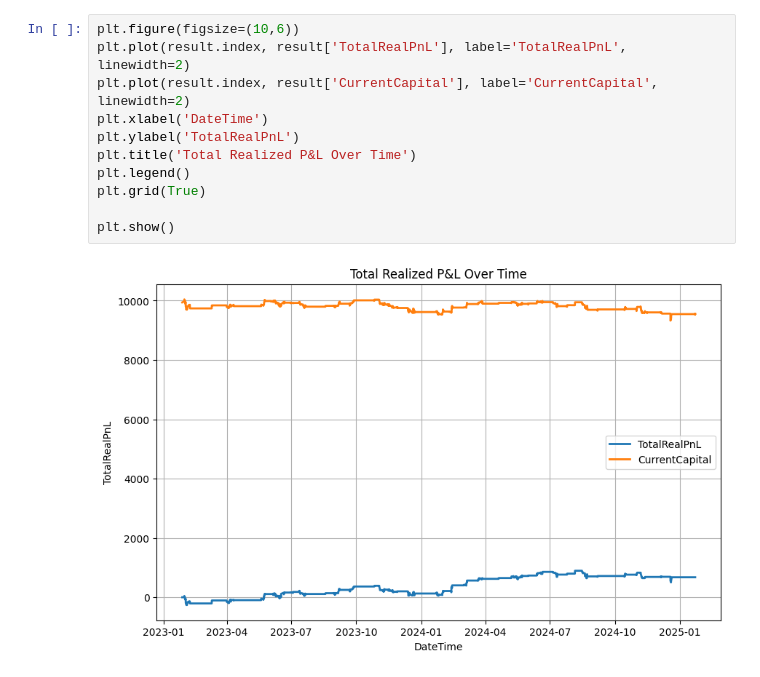
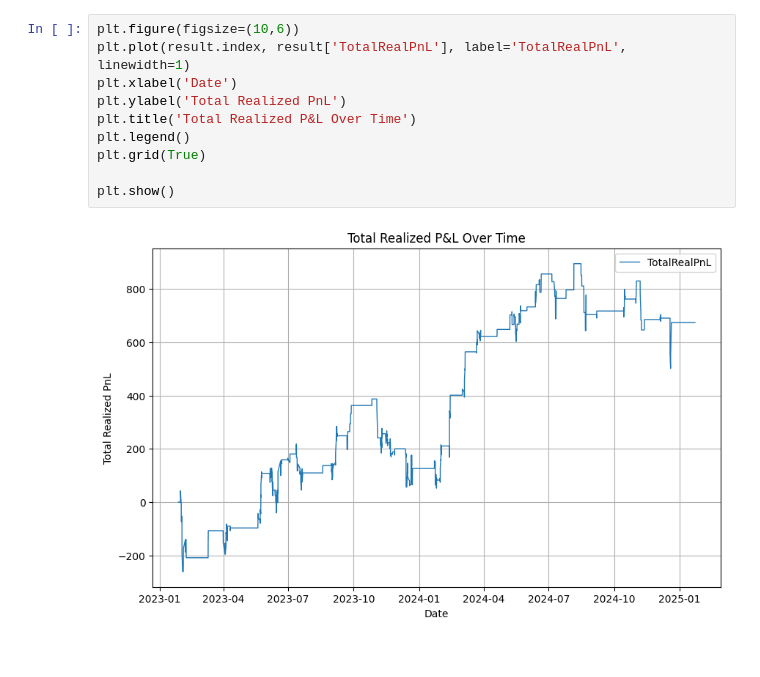
Before and after one commit to drakovic23/TimeWalk, a Jupyter notebook: examples/example.ipynb, the cells around one changed output. Cells and saved outputs as stored; diff of their text form.

```diff
--- a/examples/example.ipynb
+++ b/examples/example.ipynb
@@ -19,14 +19,13 @@ Running backtest with:  RSI Strategy  Using ATR:  True
 | 2025-01-22 15:30:00-05:00 | None | 0.0 | 7.598877 | 674.192505 | 9554.707031 | 0 | 0.0 | ... |
 # %%
 plt.figure(figsize=(10,6))
-plt.plot(result.index, result['TotalRealPnL'], label='TotalRealPnL', linewidth=2)
-plt.plot(result.index, result['CurrentCapital'], label='CurrentCapital', linewidth=2)
-plt.xlabel('DateTime')
-plt.ylabel('TotalRealPnL')
+plt.plot(result.index, result['TotalRealPnL'], label='TotalRealPnL', linewidth=1)
+plt.xlabel('Date')
+plt.ylabel('Total Realized PnL')
 plt.title('Total Realized P&L Over Time')
 plt.legend()
 plt.grid(True)
 
 plt.show()
 # %% [output]
-[figure, old version]
+[figure, new version]
```
Also changed, not shown: parts of 1 cell of this notebook.
